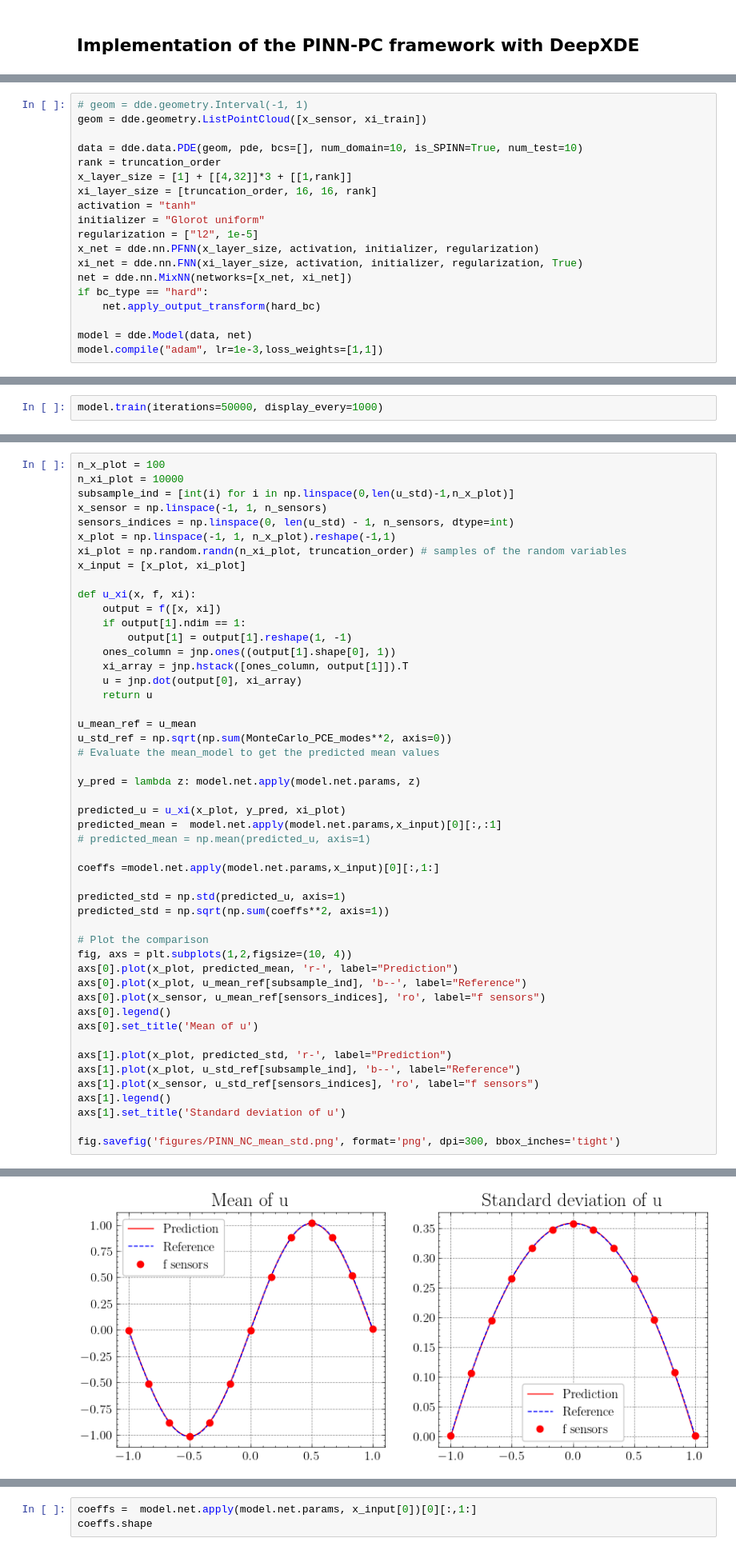
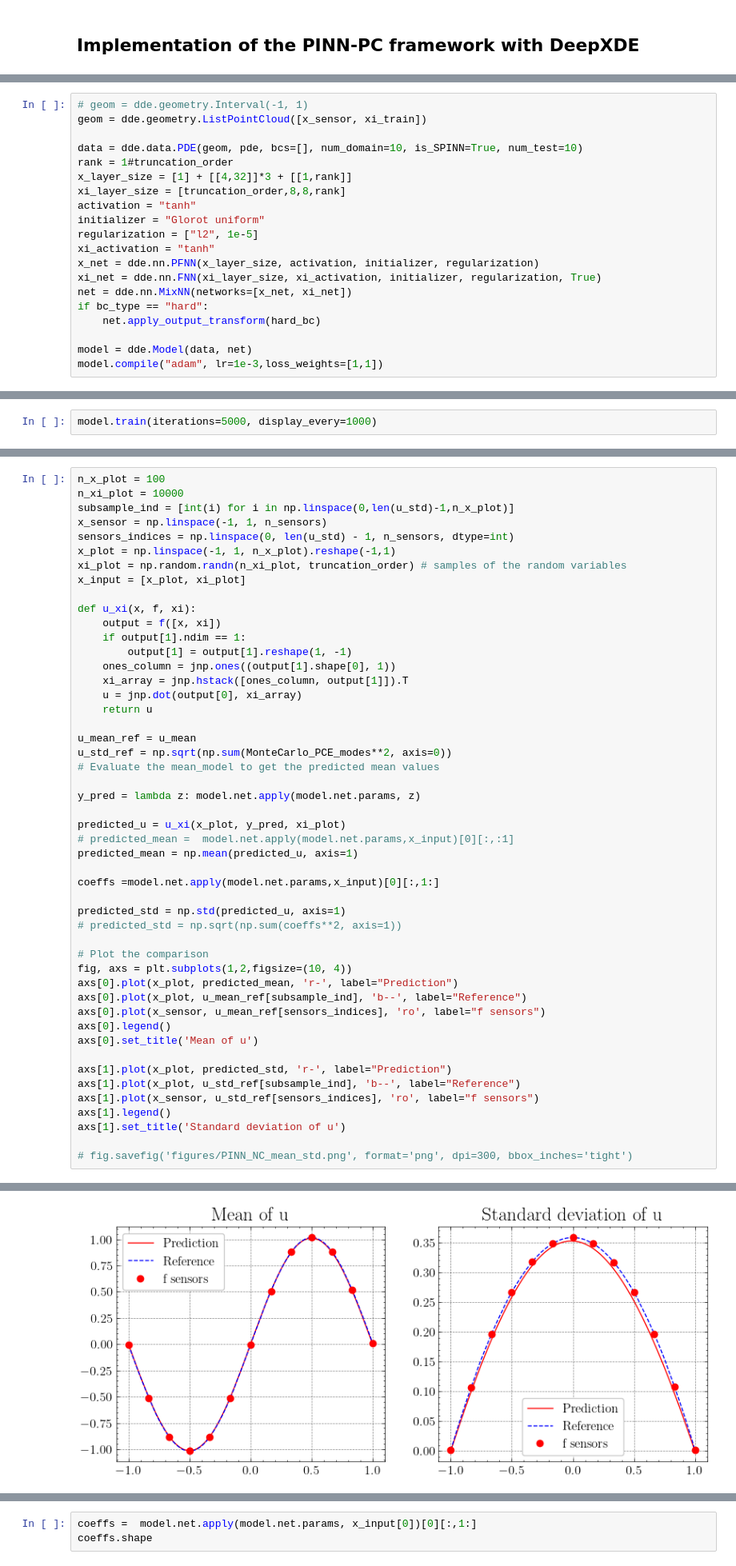
Before and after one commit to bonneted/PINN-PC, a Jupyter notebook: neural_chaos/poisson_neural_chaos.ipynb, the cells around one changed output, grey strips where cells are left out. Shown at 80% size. Drawn from its saved outputs; the diff is of its cells as text.

```diff
--- a/neural_chaos/poisson_neural_chaos.ipynb
+++ b/neural_chaos/poisson_neural_chaos.ipynb
@@ -351,14 +346,15 @@ Enable just-in-time compilation with XLA.
 geom = dde.geometry.ListPointCloud([x_sensor, xi_train])
 
 data = dde.data.PDE(geom, pde, bcs=[], num_domain=10, is_SPINN=True, num_test=10)
-rank = truncation_order
+rank = 1#truncation_order
 x_layer_size = [1] + [[4,32]]*3 + [[1,rank]]
-xi_layer_size = [truncation_order, 16, 16, rank]
+xi_layer_size = [truncation_order,8,8,rank]
 activation = "tanh"
 initializer = "Glorot uniform"
 regularization = ["l2", 1e-5]
+xi_activation = "tanh"
 x_net = dde.nn.PFNN(x_layer_size, activation, initializer, regularization)
-xi_net = dde.nn.FNN(xi_layer_size, activation, initializer, regularization, True)
+xi_net = dde.nn.FNN(xi_layer_size, xi_activation, initializer, regularization, True)
 net = dde.nn.MixNN(networks=[x_net, xi_net])
 if bc_type == "hard":
     net.apply_output_transform(hard_bc)
@@ -402,5 +398,5 @@ Compiling model...
 # %%
-model.train(iterations=50000, display_every=1000)
+model.train(iterations=5000, display_every=1000)
 # %% [output]
 Training model...
 
@@ -494,13 +476,13 @@ u_std_ref = np.sqrt(np.sum(MonteCarlo_PCE_modes**2, axis=0))
 y_pred = lambda z: model.net.apply(model.net.params, z)
 
 predicted_u = u_xi(x_plot, y_pred, xi_plot)
-predicted_mean =  model.net.apply(model.net.params,x_input)[0][:,:1]
-# predicted_mean = np.mean(predicted_u, axis=1)
+# predicted_mean =  model.net.apply(model.net.params,x_input)[0][:,:1]
+predicted_mean = np.mean(predicted_u, axis=1)
 
 coeffs =model.net.apply(model.net.params,x_input)[0][:,1:]
 
 predicted_std = np.std(predicted_u, axis=1)
-predicted_std = np.sqrt(np.sum(coeffs**2, axis=1))
+# predicted_std = np.sqrt(np.sum(coeffs**2, axis=1))
 
 # Plot the comparison
 fig, axs = plt.subplots(1,2,figsize=(10, 4))
@@ -516,5 +498,5 @@ axs[1].plot(x_sensor, u_std_ref[sensors_indices], 'ro', label="f sensors")
 axs[1].legend()
 axs[1].set_title('Standard deviation of u')
 
-fig.savefig('figures/PINN_NC_mean_std.png', format='png', dpi=300, bbox_inches='tight')
+# fig.savefig('figures/PINN_NC_mean_std.png', format='png', dpi=300, bbox_inches='tight')
 # %% [output]
@@ -521,4 +504,4 @@ fig.savefig('figures/PINN_NC_mean_std.png', format='png', dpi=300, bbox_inches='
-[figure, old version]
+[figure, new version]
 # %%
 #compare with the reference solution
 x_test = np.linspace(-1, 1, 1000)#.reshape(-1, 1)
```
Also changed, not shown: parts of 7 cells of this notebook, 1 other file.
